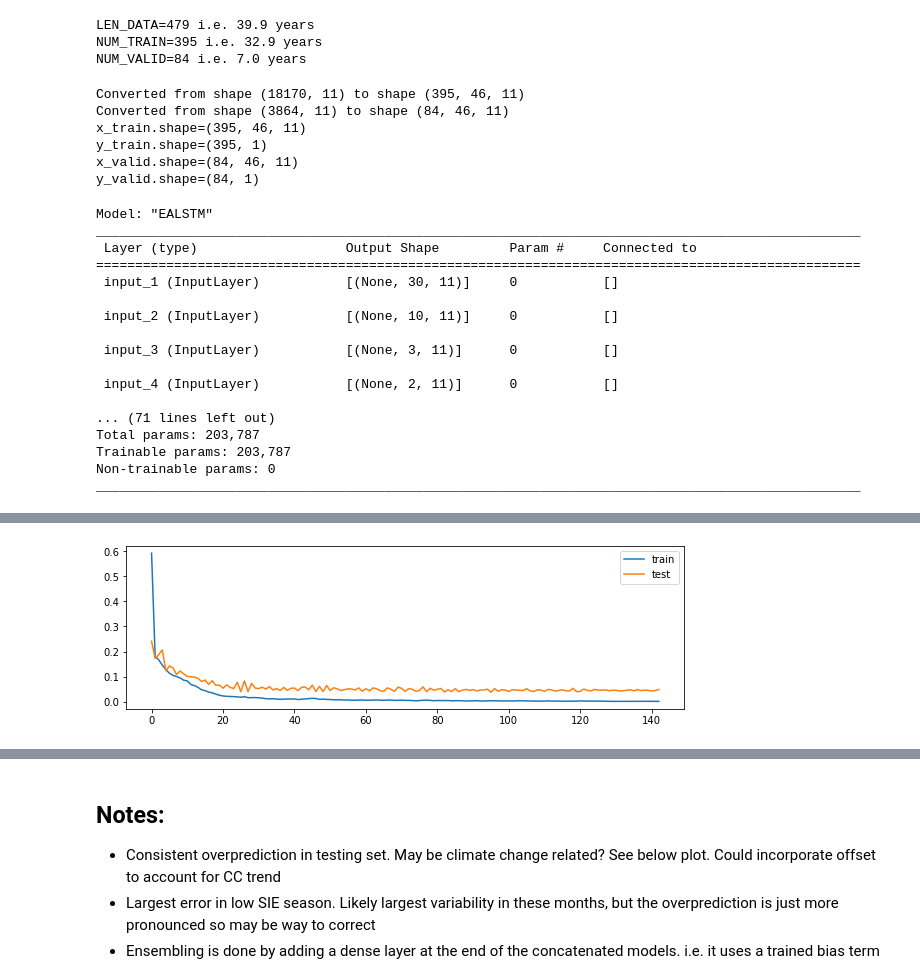
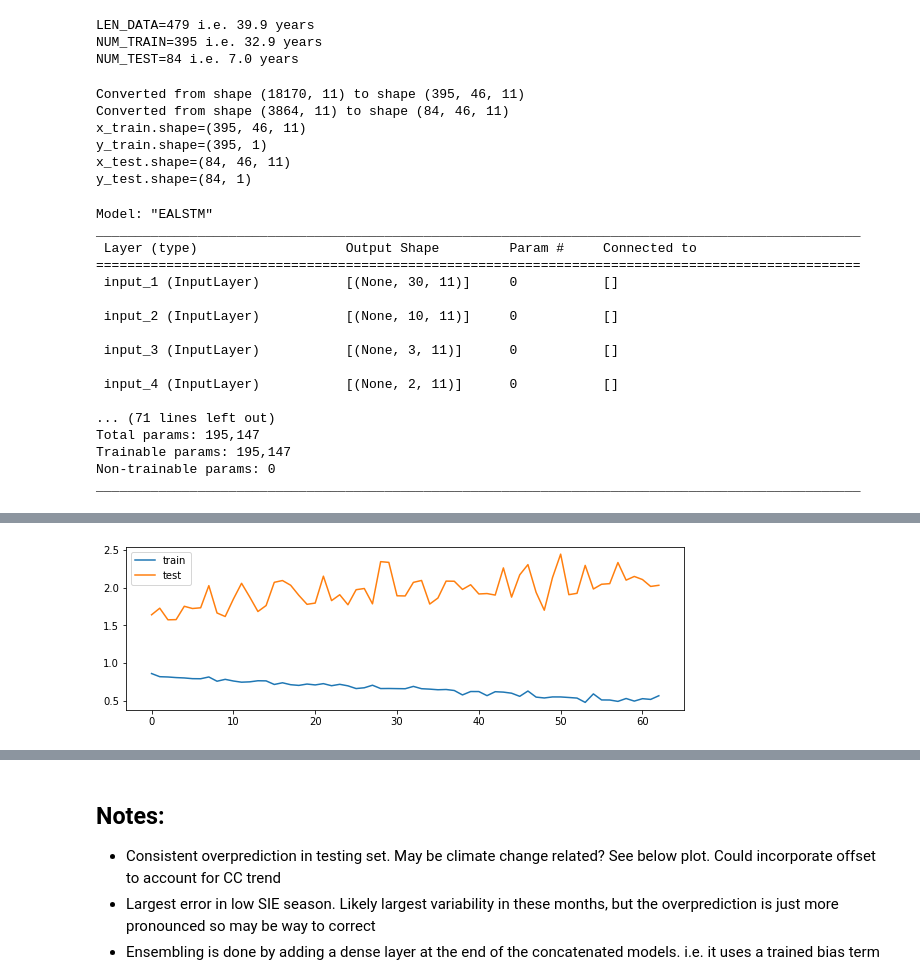
Before and after one commit to zach-gousseau/syde675-project, a Jupyter notebook: models/ea-lstm.ipynb, the cells around one changed output, grey strips where cells are left out. Saved outputs shown, nothing was run; the diff lists cells and outputs as text; code cells hidden in the pictures.

Commit message:
deseasonalize & detrend

```diff
--- a/models/ea-lstm.ipynb
+++ b/models/ea-lstm.ipynb
@@ -63,22 +64,45 @@ test_years = 7  # Num years to use in testing
 
 LEN_DATA = len(data)
 NUM_TRAIN = LEN_DATA - (12*test_years)
-NUM_VALID = LEN_DATA - NUM_TRAIN
+NUM_TEST = LEN_DATA - NUM_TRAIN
 
 print(f'{LEN_DATA=}', f'i.e. {LEN_DATA / 12:.1f} years')
 print(f'{NUM_TRAIN=}', f'i.e. {NUM_TRAIN / 12:.1f} years')
-print(f'{NUM_VALID=}', f'i.e. {NUM_VALID / 12:.1f} years')
+print(f'{NUM_TEST=}', f'i.e. {NUM_TEST / 12:.1f} years')
 
 x_train = data[:NUM_TRAIN]
-x_valid = data[NUM_TRAIN:]
+x_test = data[NUM_TRAIN:]
 y_train = monthly_target[:NUM_TRAIN]
-y_valid = monthly_target[NUM_TRAIN:]
+y_test = monthly_target[NUM_TRAIN:]
 month_range_train = month_range[:NUM_TRAIN]
 month_range_test = month_range[NUM_TRAIN:]
 # %% [output]
 LEN_DATA=479 i.e. 39.9 years
 NUM_TRAIN=395 i.e. 32.9 years
-NUM_VALID=84 i.e. 7.0 years
+NUM_TEST=84 i.e. 7.0 years
+# %%
+# Remove seasonality and downward trend
+
+deseason = False
+
+def deseasonalize(y_train, y_test, y_train_dates, y_test_dates):
+    y_train = xr.DataArray(y_train, coords={'time': y_train_dates})
+    y_test = xr.DataArray(y_test, coords={'time': y_test_dates})
+
+    climatologies = y_train.groupby('time.month').mean()
+    y_train = (y_train.groupby('time.month') - climatologies).values
+    y_test = (y_test.groupby('time.month') - climatologies).values
+    return y_train, y_test
+
+def detrend(y_train, y_test, y_train_dates, y_test_dates):
+    slope, intercept, r, p, se = stats.linregress(month_range_train.astype(int), list(y_train))
+    y_train = np.array(y_train - (intercept + slope * month_range_train.astype(int)))
+    y_test = np.array(y_test - (intercept + slope * month_range_test.astype(int)))
+    return y_train, y_test
+
+if deseason:
+y_train, y_test = deseasonalize(y_train, y_test, month_range_train, month_range_test)
+y_train, y_test = detrend(y_train, y_test, month_range_train, month_range_test)
 # %%
 def reshape_features(dataset, timesteps=1):
     X = dataset.reshape((int(dataset.shape[0]/timesteps)), timesteps, dataset.shape[1])
@@ -90,27 +114,27 @@ timesteps = x_train.shape[1]
 # Normalize the features, requires reshaping to 2D (?)
 scaler_f = StandardScaler()
 x_train = scaler_f.fit_transform(x_train.reshape(-1,x_train.shape[2]))
-x_valid = scaler_f.transform(x_valid.reshape(-1,x_valid.shape[2]))
+x_test = scaler_f.transform(x_test.reshape(-1,x_test.shape[2]))
 
 scaler_l = StandardScaler()
 y_train = scaler_l.fit_transform(y_train.reshape(-1,1))
-y_valid = scaler_l.transform(y_valid.reshape(-1,1))
+y_test = scaler_l.transform(y_test.reshape(-1,1))
 
 # Revert it back to 3D
 x_train = reshape_features(x_train, timesteps)
-x_valid = reshape_features(x_valid, timesteps)
+x_test = reshape_features(x_test, timesteps)
 
 print(f'{x_train.shape=}')
 print(f'{y_train.shape=}')
-print(f'{x_valid.shape=}')
-print(f'{y_valid.shape=}')
+print(f'{x_test.shape=}')
+print(f'{y_test.shape=}')
 # %% [output]
 Converted from shape (18170, 11) to shape (395, 46, 11)
 Converted from shape (3864, 11) to shape (84, 46, 11)
 x_train.shape=(395, 46, 11)
 y_train.shape=(395, 1)
-x_valid.shape=(84, 46, 11)
-y_valid.shape=(84, 1)
+x_test.shape=(84, 46, 11)
+y_test.shape=(84, 1)
 # %%
 # Build ensemble model
 num_features = 11
@@ -122,9 +146,9 @@ for num_days in scales:
     model_input= Input(shape=(num_days, num_features))
 
     model = Permute((2,1), input_shape=(num_days, num_features))(model_input)
-    model = LSTM(64, return_sequences=True)(model)
-    model = Dropout(0.2)(model)
-    model = LSTM(32, return_sequences=True)(model)
+    model = LSTM(64, return_sequences=True, dropout=0.2)(model)
+    model = LSTM(32, return_sequences=True, dropout=0.2)(model)
+    model = LSTM(16, return_sequences=True, dropout=0.2)(model)
     model = Attention()(model)
     model = Dense(1)(model)
 
@@ -149,8 +173,8 @@ ________________________________________________________________________________
  input_4 (InputLayer)           [(None, 2, 11)]      0           []
 
 ... (71 lines left out)
-Total params: 203,787
-Trainable params: 203,787
+Total params: 195,147
+Trainable params: 195,147
 Non-trainable params: 0
 __________________________________________________________________________________________________
 # %%
@@ -166,8 +190,8 @@ keras_callbacks   = [
 x_train_sets = pull_apart(x_train, scales, axis=1)
 x_train_sets = [d.astype('float32') for d in x_train_sets]
 
-x_valid_sets = pull_apart(x_valid, scales, axis=1)
-x_valid_sets = [d.astype('float32') for d in x_valid_sets]
+x_test_sets = pull_apart(x_test, scales, axis=1)
+x_test_sets = [d.astype('float32') for d in x_test_sets]
 
 history=model.fit(
     x_train_sets,
@@ -199,4 +223,4 @@ plt.show()
-[figure, old version]
+[figure, new version]
 # %%
 # Predict
 pred_train = model.predict(x_train_sets)
```
Also changed, not shown: parts of 6 cells of this notebook, 2 other files.
